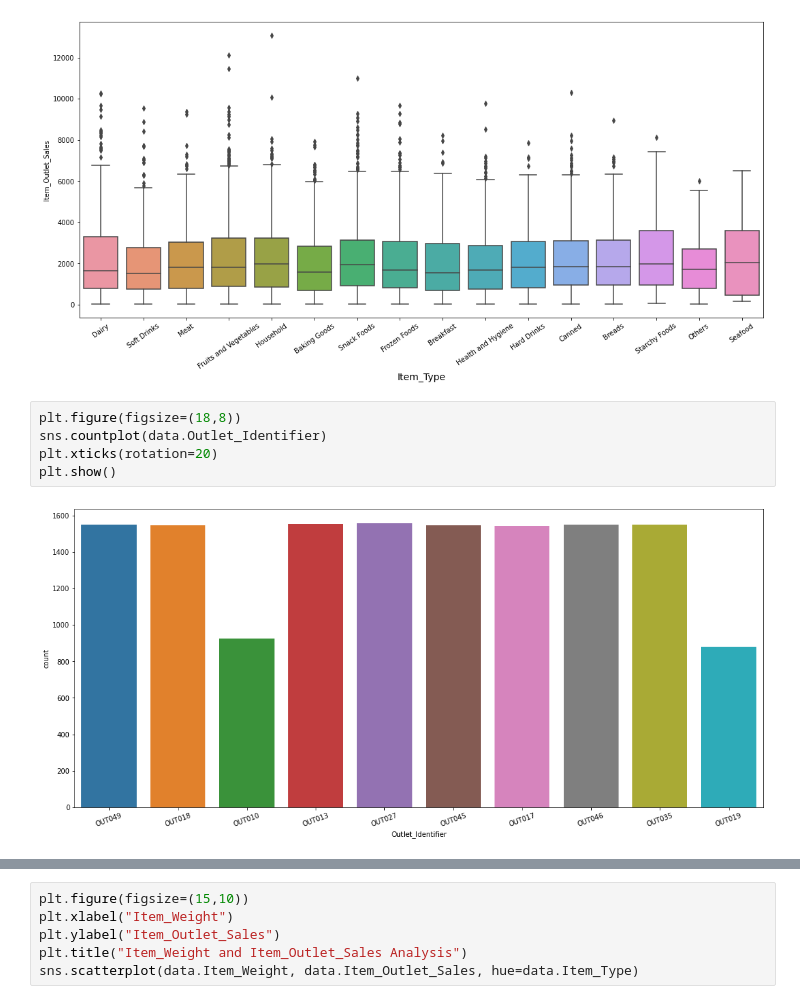
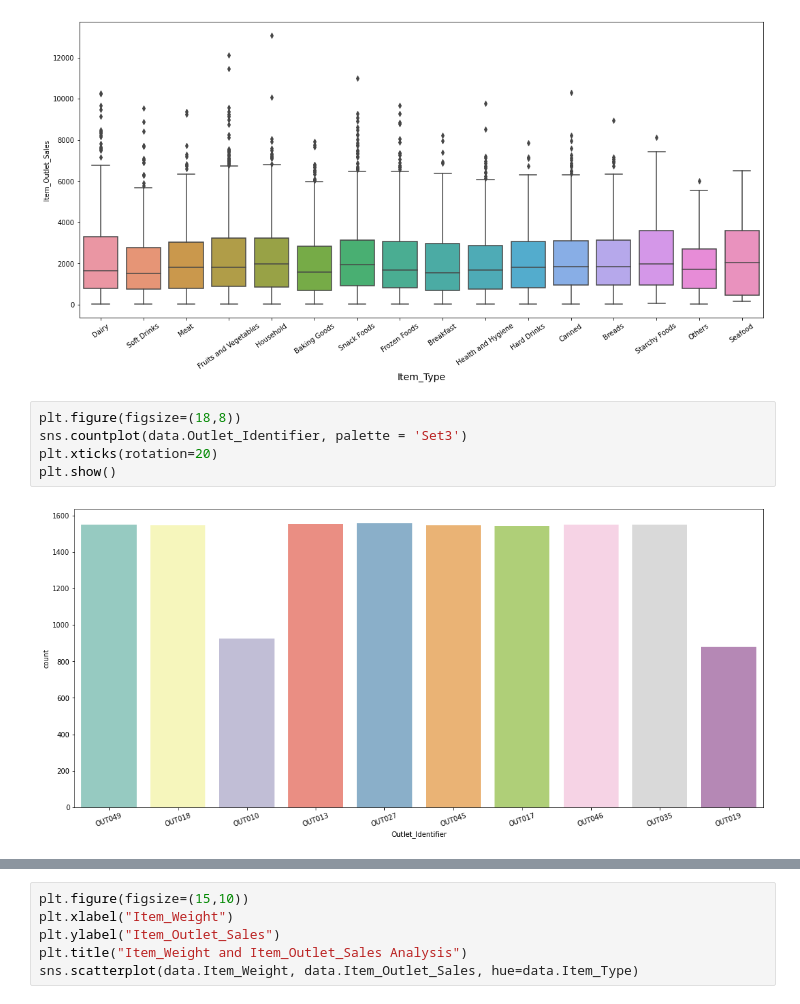
Before and after one commit to yisuuum/practice, a Jupyter notebook: try2.ipynb, the cells around one changed output, grey strips where cells are left out. Drawn from its saved outputs; the diff is of its cells as text.

```diff
--- a/try2.ipynb
+++ b/try2.ipynb
@@ -216,10 +229,10 @@ plt.show()
 [figure]
 # %%
 plt.figure(figsize=(18,8))
-sns.countplot(data.Outlet_Identifier)
+sns.countplot(data.Outlet_Identifier, palette = 'Set3')
 plt.xticks(rotation=20)
 plt.show()
 # %% [output]
-[figure, old version]
+[figure, new version]
 # %%
 plt.figure(figsize=(8,5))
```
Also changed, not shown: parts of 107 cells of this notebook.
